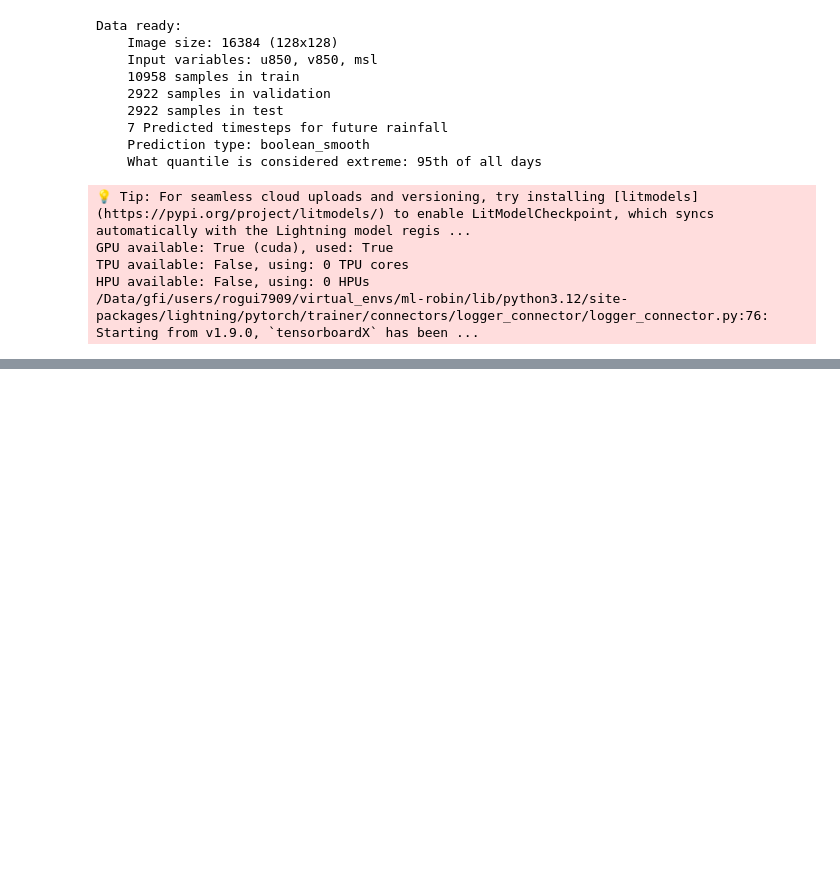
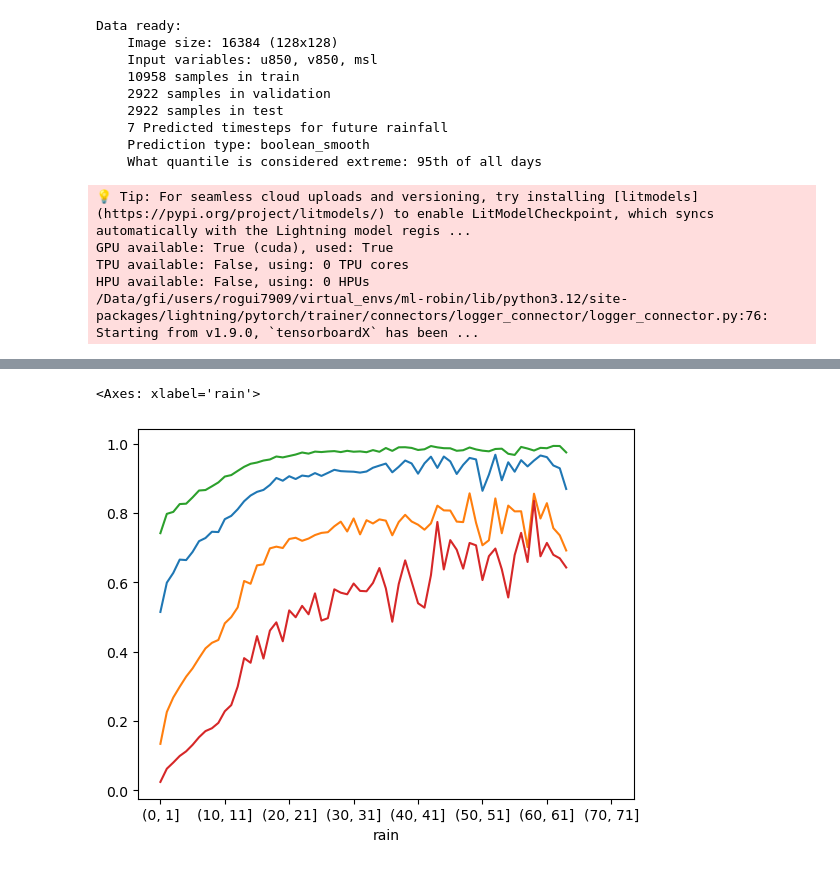
Before and after one commit to rguilcas/predict_rain_norway, a Jupyter notebook: diagnostics_newproj/paper/skill_on_test.ipynb, the cells around one changed output, grey strips where cells are left out. Cells and saved outputs as stored; diff of their text form; code cells hidden in the pictures; blank space fills up the shorter version.

```diff
--- a/diagnostics_newproj/paper/skill_on_test.ipynb
+++ b/diagnostics_newproj/paper/skill_on_test.ipynb
@@ -133,0 +161,10 @@ ds_out.to_netcdf(f'/Data/gfi/users/rogui7909/data/NN_outputs/attributions/newpro
+# %%
+df_ = ds_out.to_dataframe().reset_index()
+
+df_.groupby(pd.cut(df_['rain'], np.arange(0,80,1))).predictions.quantile(.75).plot()
+df_.groupby(pd.cut(df_['rain'], np.arange(0,80,1))).predictions.quantile(.25).plot()
+df_.groupby(pd.cut(df_['rain'], np.arange(0,80,1))).predictions.quantile(.95).plot()
+df_.groupby(pd.cut(df_['rain'], np.arange(0,80,1))).predictions.quantile(.05).plot()
+# %% [output]
+<Axes: xlabel='rain'>
+[figure, added]
```
Also changed, not shown: parts of 5 cells of this notebook, 8 other files.
